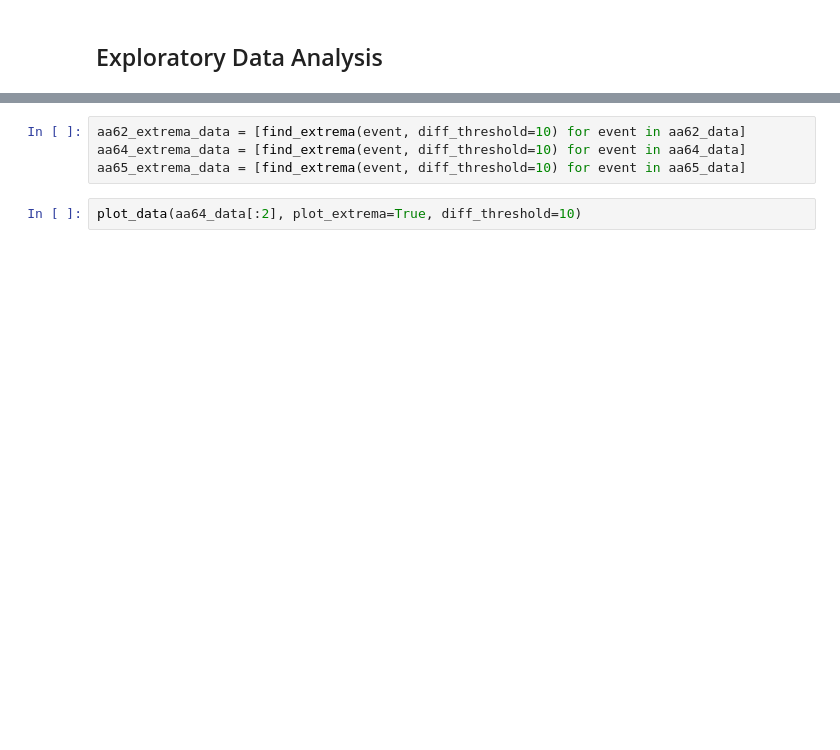
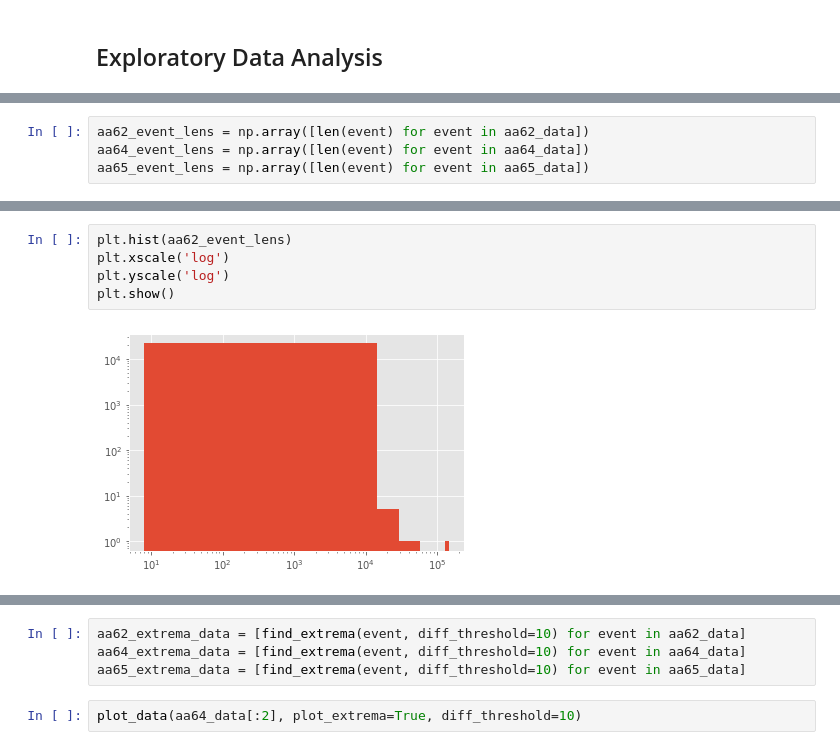
Before and after one commit to HaroldBenoit/ml4science-polymers, a Jupyter notebook: mete/mete-exploration.ipynb, the cells around one changed output, grey strips where cells are left out. Cells and saved outputs as stored; diff of their text form; blank space fills up the shorter version.

```diff
--- a/mete-exploration.ipynb
+++ b/mete/mete-exploration.ipynb
@@ -12,0 +18,4 @@ aa65_data = np.load('data/AA66566AA.npy', allow_pickle=True)
+# %%
+aa62_event_lens = np.array([len(event) for event in aa62_data])
+aa64_event_lens = np.array([len(event) for event in aa64_data])
+aa65_event_lens = np.array([len(event) for event in aa65_data])
@@ -12,0 +39,7 @@ aa65_data = np.load('data/AA66566AA.npy', allow_pickle=True)
+# %%
+plt.hist(aa62_event_lens)
+plt.xscale('log')
+plt.yscale('log')
+plt.show()
+# %% [output]
+[figure, added]
```
Also changed, not shown: parts of 8 cells of this notebook, 4 other files.
